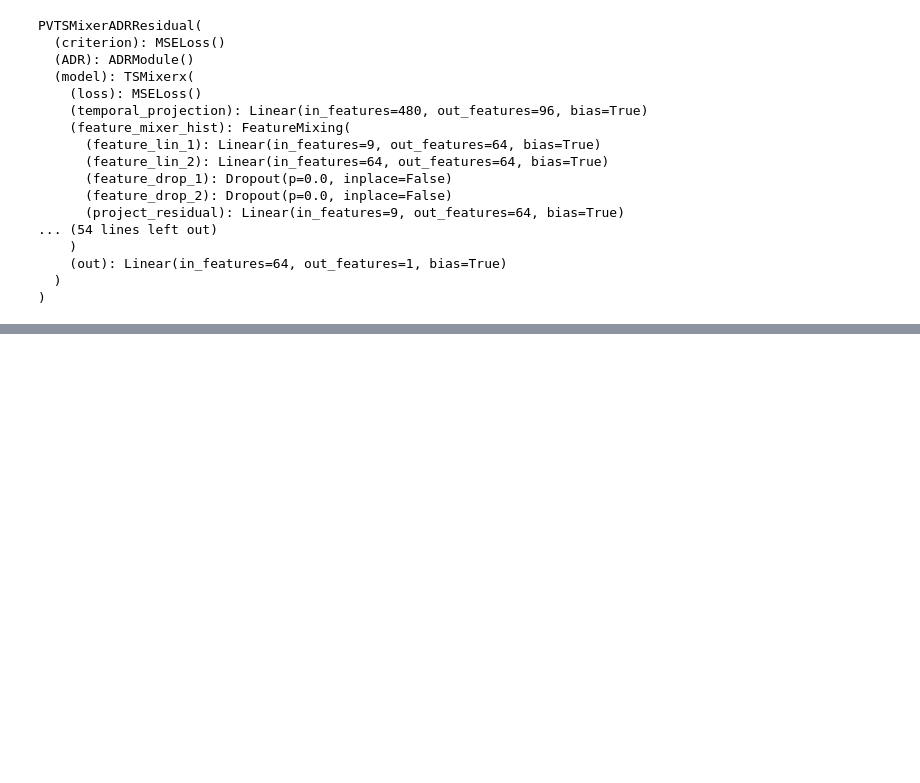
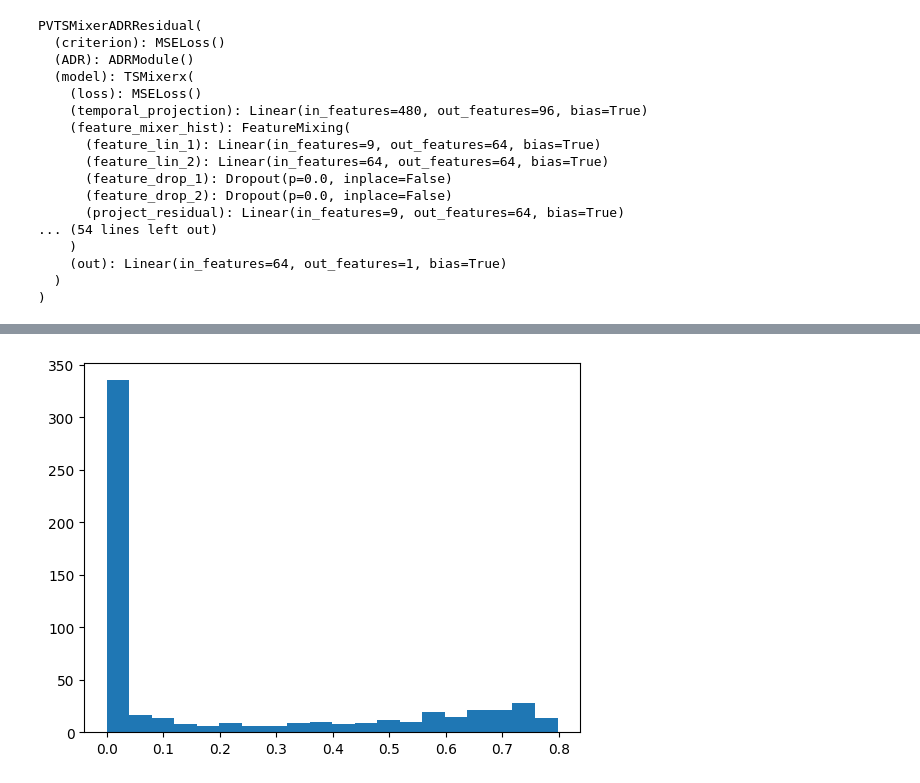
Before and after one commit to pavlikp/PV-PIML, a Jupyter notebook: notebooks/InspectTSMixer.ipynb, the cells around one changed output, grey strips where cells are left out. Drawn from its saved outputs; the diff is of its cells as text; code cells hidden in the pictures; blank space fills up the shorter version.

```diff
--- a/notebooks/InspectTSMixer.ipynb
+++ b/notebooks/InspectTSMixer.ipynb
@@ -226,0 +244,7 @@ plt.show()
+# %%
+import numpy as np
+
+plt.hist(production, bins=20)
+plt.show()
+# %% [output]
+[figure, added]
```
Also changed, not shown: parts of 9 cells of this notebook, 7 other files.
